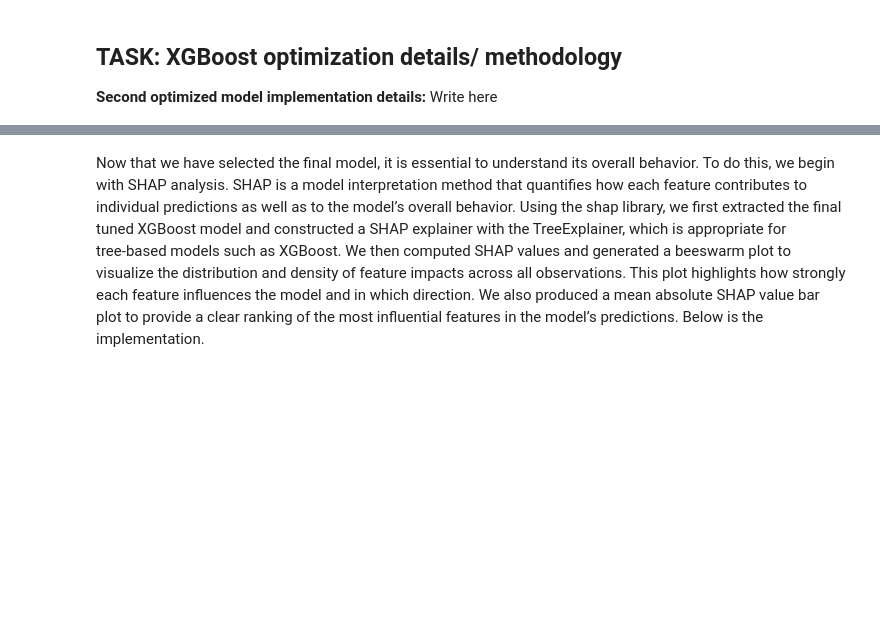
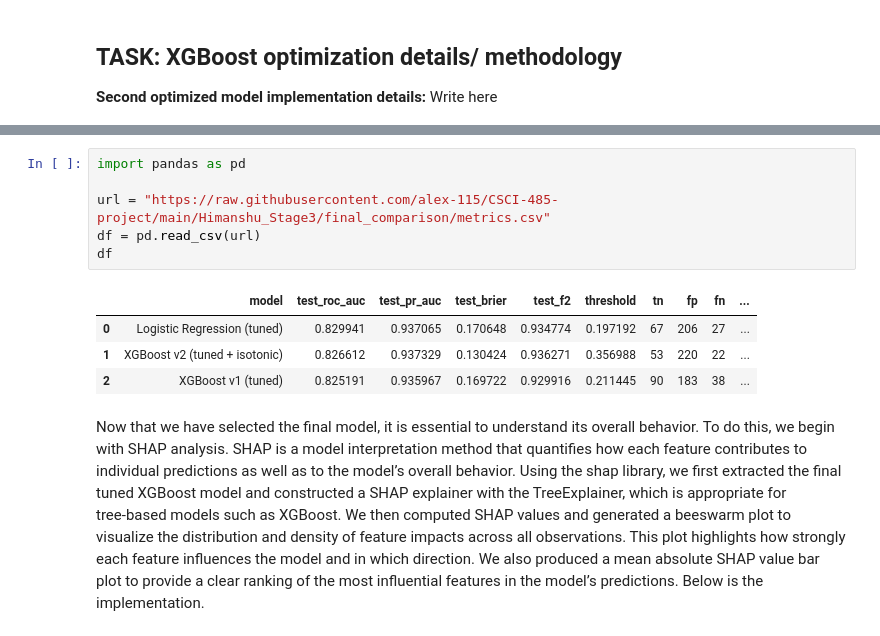
Before and after one commit to alex-115/CSCI-485-project, a Jupyter notebook: Final_Report.ipynb, the cells around one changed output, grey strips where cells are left out. Cells and saved outputs as stored; diff of their text form; blank space fills up the shorter version.

Commit message:
Adding last section for final model chosen

```diff
--- a/Final_Report.ipynb
+++ b/Final_Report.ipynb
@@ -183,3 +181,14 @@ The final model chosen is XGBoost tuned with GridSearchCv and isotonic calibrati
+# %%
+import pandas as pd
+
+url = "https://raw.githubusercontent.com/alex-115/CSCI-485-project/main/Himanshu_Stage3/final_comparison/metrics.csv"
+df = pd.read_csv(url)
+df
+# %% [output]
+|  | model | test_roc_auc | test_pr_auc | test_brier | test_f2 | threshold | tn | fp | fn | ... |
+| 0 | Logistic Regression (tuned) | 0.829941 | 0.937065 | 0.170648 | 0.934774 | 0.197192 | 67 | 206 | 27 | ... |
+| 1 | XGBoost v2 (tuned + isotonic) | 0.826612 | 0.937329 | 0.130424 | 0.936271 | 0.356988 | 53 | 220 | 22 | ... |
+| 2 | XGBoost v1 (tuned) | 0.825191 | 0.935967 | 0.169722 | 0.929916 | 0.211445 | 90 | 183 | 38 | ... |
 # %% [markdown]
 Now that we have selected the final model, it is essential to understand its overall behavior. To do this, we begin with SHAP analysis. SHAP is a model interpretation method that quantifies how each feature contributes to individual predictions as well as to the model’s overall behavior. Using the shap library, we first extracted the final tuned XGBoost model and constructed a SHAP explainer with the TreeExplainer, which is appropriate for tree‑based models such as XGBoost. We then computed SHAP values and generated a beeswarm plot to visualize the distribution and density of feature impacts across all observations. This plot highlights how strongly each feature influences the model and in which direction. We also produced a mean absolute SHAP value bar plot to provide a clear ranking of the most influential features in the model’s predictions. Below is the implementation.
 # %%
```
Also changed, not shown: parts of 2 cells of this notebook.
